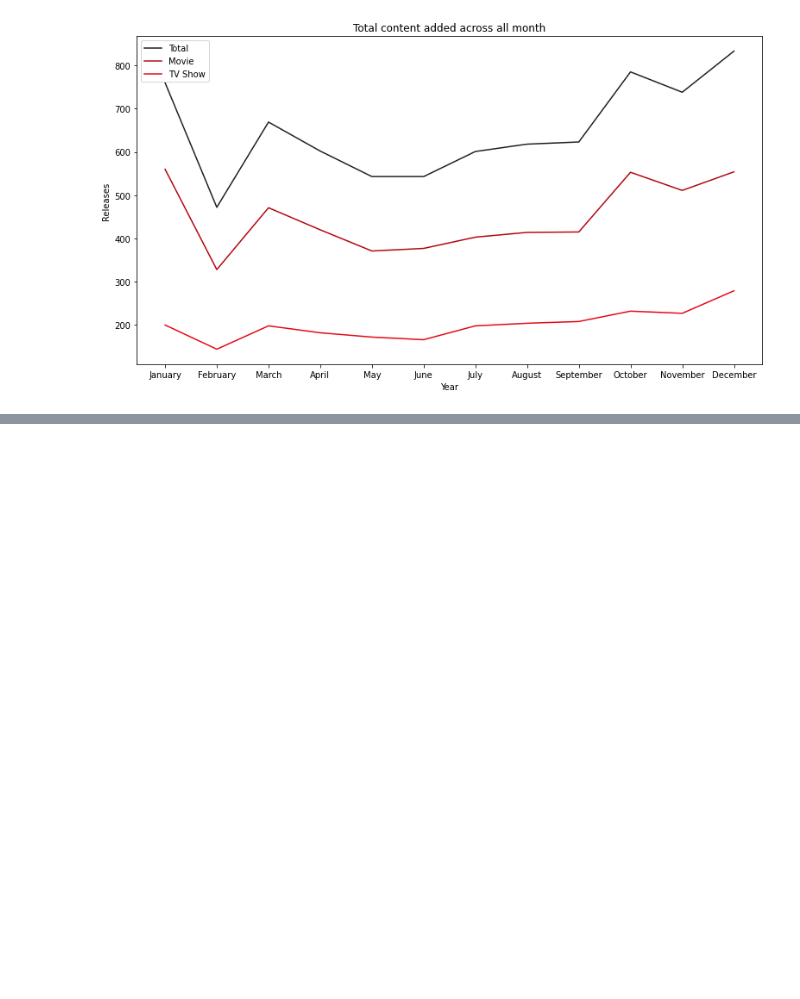
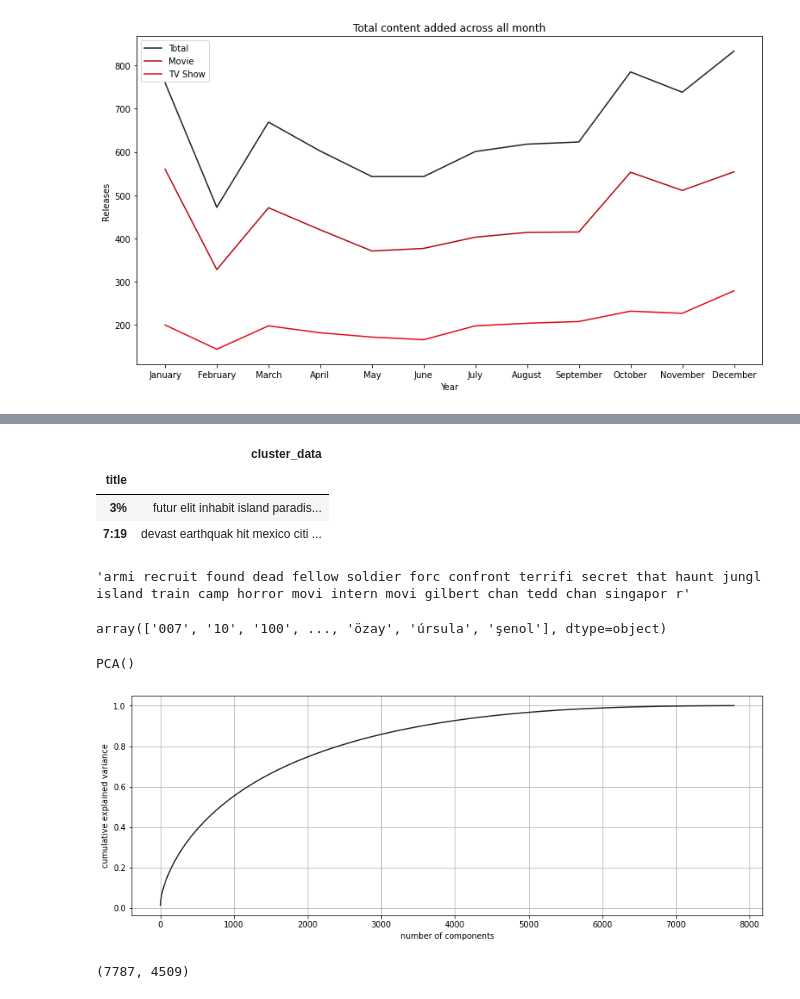
Before and after one commit to rubeshajith/NETFLIX-MOVIES-AND-TV-SHOWS-CLUSTERING, a Jupyter notebook: NETFLIX_MOVIES_AND_TV_SHOWS_CLUSTERING.ipynb, the cells around one changed output, grey strips where cells are left out. Drawn from its saved outputs; the diff is of its cells as text; code cells hidden in the pictures; blank space fills up the shorter version.

```diff
--- a/NETFLIX_MOVIES_AND_TV_SHOWS_CLUSTERING.ipynb
+++ b/NETFLIX_MOVIES_AND_TV_SHOWS_CLUSTERING.ipynb
@@ -1216,0 +1456,43 @@ plt.show()
+# %%
+cluster_cat_var['cluster_data'] = cluster_cat_var['cluster_data'].apply(stemming)
+cluster_cat_var.head(2)
+# %% [output]
+|  | cluster_data |
+| title |  |
+| 3% | futur elit inhabit island paradis... |
+| 7:19 | devast earthquak hit mexico citi ... |
+# %%
+bag_of_words = cluster_cat_var.cluster_data
+bag_of_words[2]
+# %% [output]
+'armi recruit found dead fellow soldier forc confront terrifi secret that haunt jungl island train camp horror movi intern movi gilbert chan tedd chan singapor r'
+# %%
+t_vectorizer = TfidfVectorizer(max_features=10000)
+X= t_vectorizer.fit_transform(bag_of_words)
+# %%
+t_vectorizer.get_feature_names_out()
+# %% [output]
+array(['007', '10', '100', ..., 'özay', 'úrsula', 'şenol'], dtype=object)
+# %%
+from sklearn.decomposition import PCA
+pca = PCA()
+pca.fit(X.toarray())
+# %% [output]
+PCA()
+# %%
+# Lets plot explained var v/s comp to check how many components to be considered.
+plt.figure(figsize=(14,5))
+plt.plot(np.cumsum(pca.explained_variance_ratio_))
+plt.grid()
+plt.xlabel('number of components')
+plt.ylabel('cumulative explained variance')
+plt.show()
+# %% [output]
+[figure, added]
+# %%
+pca_tuned = PCA(n_components=0.95)
+pca_tuned.fit(X.toarray())
+X_transformed = pca_tuned.transform(X.toarray())
+X_transformed.shape
+# %% [output]
+(7787, 4509)
```
Also changed, not shown: parts of 40 cells of this notebook.
